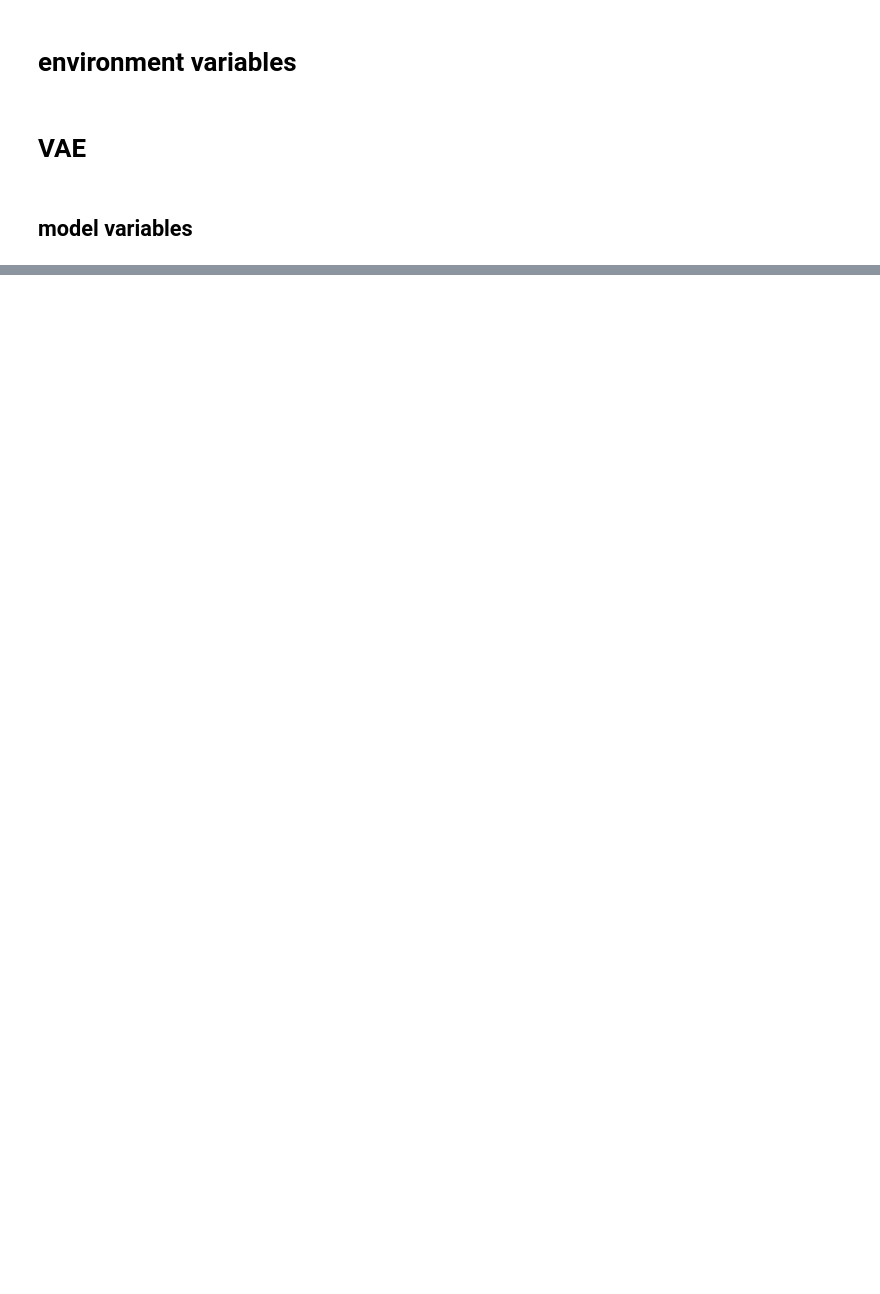
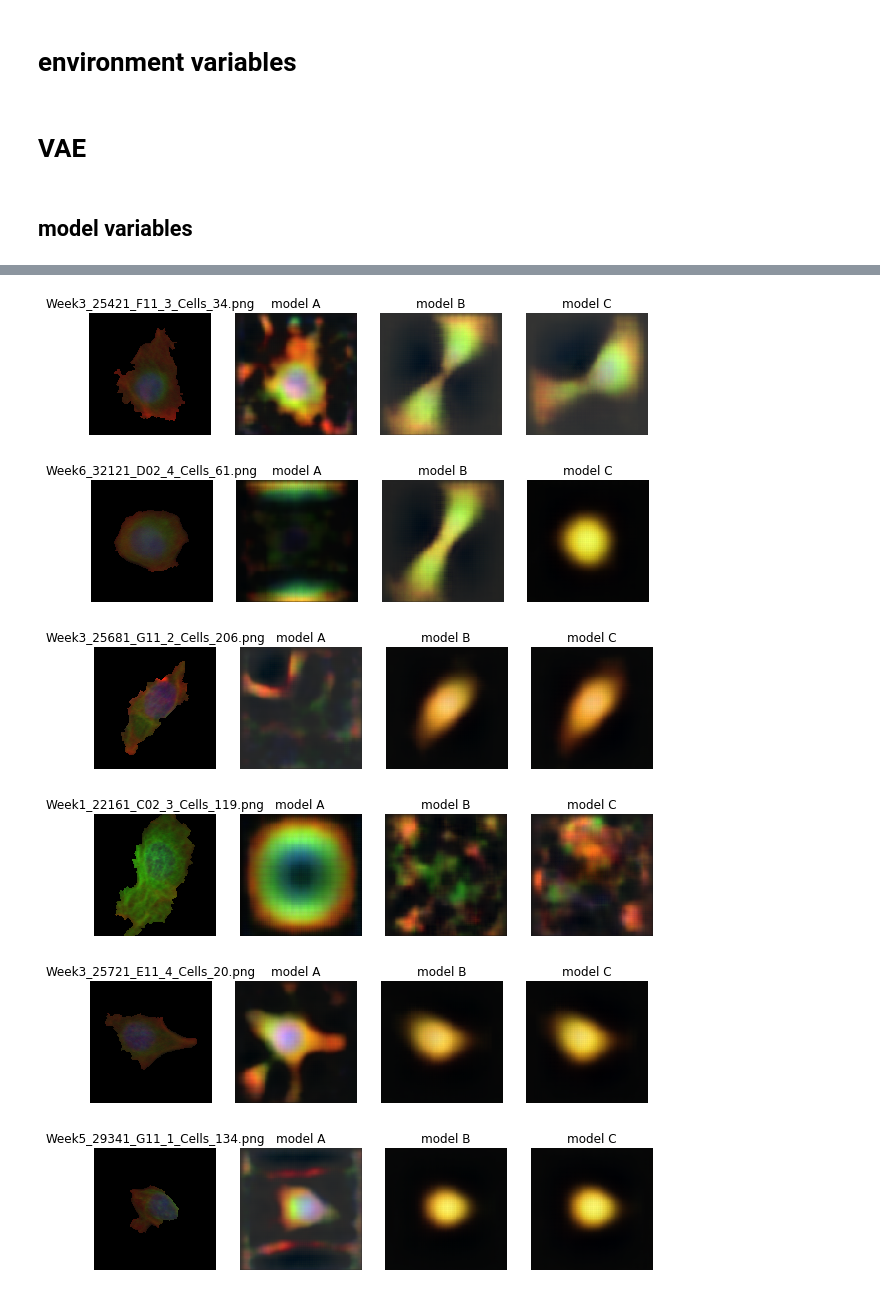
Before and after one commit to jmunozal/tfm-autoencoders, a Jupyter notebook: vae-images/cell_analysis.ipynb, the cells around one changed output, grey strips where cells are left out. Cells and saved outputs as stored; diff of their text form; code cells hidden in the pictures; blank space fills up the shorter version.

```diff
--- a/vae-images/cell_analysis.ipynb
+++ b/vae-images/cell_analysis.ipynb
@@ -13,7 +27,10 @@ from keras.preprocessing.image import ImageDataGenerator, load_img, save_img, im
 # %% [markdown]
 # environment variables
 # %%
-MODEL_FOLDER = os.environ.get('HOME') + '/model3/weights'
+MODEL_FOLDER_A = os.environ.get('HOME') + '/modelA/weights'
+MODEL_FOLDER_B = os.environ.get('HOME') + '/modelB/weights'
+MODEL_FOLDER_C = os.environ.get('HOME') + '/modelC/weights'
+
 FILE_MODEL = 'weights.h5'
 DATA_FOLDER = '/Volumes/My Passport/PFM/output/training_png'
 RUN_FOLDER =  '/Volumes/My Passport/PFM/run/'
@@ -21,6 +38,3 @@ RUN_FOLDER =  '/Volumes/My Passport/PFM/run/'
 # VAE
 # %% [markdown]
 ## model variables
-# %%
-vae = VariationalAutoencoder(image_folder=DATA_FOLDER, run_folder=RUN_FOLDER, train_mode= False, z_dim=200, use_dropout=True, use_batch_norm=True)
-vae.model.load_weights(os.path.join(MODEL_FOLDER, 'weights.h5'))
@@ -51,0 +41,8 @@ outimg.show()
+# %%
+vaeA = VariationalAutoencoder(image_folder=DATA_FOLDER, run_folder=RUN_FOLDER, train_mode= False, z_dim=75, use_dropout=True, use_batch_norm=True)
+vaeB = VariationalAutoencoder(image_folder=DATA_FOLDER, run_folder=RUN_FOLDER, train_mode= False, z_dim=150, use_dropout=True, use_batch_norm=True)
+vaeC = VariationalAutoencoder(image_folder=DATA_FOLDER, run_folder=RUN_FOLDER, train_mode= False, z_dim=300, use_dropout=True, use_batch_norm=True)
+
+vaeA.model.load_weights(os.path.join(MODEL_FOLDER_A, 'weights.h5'))
+vaeB.model.load_weights(os.path.join(MODEL_FOLDER_B, 'weights.h5'))
+vaeC.model.load_weights(os.path.join(MODEL_FOLDER_C, 'weights.h5'))
@@ -51,0 +55,64 @@ outimg.show()
+# %%
+titles = []
+i = []
+z_vectors = []
+result = []
+IMAGES_2_GENERATE = 30
+
+def get_z_value(vae, img):
+    array_img = img_to_array(img)  # keras
+    array_img = np.expand_dims(array_img, axis=0)
+    z_result = vae.encoder.predict(array_img)
+    return z_result
+
+def predictImage(vae, img):
+    z_result = get_z_value(vae, img)
+    z_vectors.append(z_result)
+    reco = vae.decoder.predict(z_result).squeeze()
+    outimg = array_to_img(reco, scale=True)
+    return outimg
+
+images = choose_random_files(DATA_FOLDER, IMAGES_2_GENERATE)
+
+for image in images:
+    image_path = os.sep.join([DATA_FOLDER, image])
+    img = Image.open(image_path)
+    for t in [image, "model A", "model B", "model C"]:
+        titles.append(t)
+    for img in [img, predictImage(vaeA, img), predictImage(vaeB, img), predictImage(vaeC, img)]:
+        i.append(img)
+
+#https://stackoverflow.com/questions/36006136/how-to-display-images-in-a-row-with-ipython-display
+def grid_display(list_of_images, list_of_titles=[], no_of_columns=2, figsize=(10,10)):
+    t = 1
+
+    fig = plt.figure(figsize=figsize)
+    column = 0
+    for i in range(len(list_of_images)):
+        column += 1
+        #  check for end of column and create a new figure
+        if column == no_of_columns+1:
+            fig = plt.figure(figsize=figsize)
+            column = 1
+        fig.add_subplot(1, no_of_columns, column)
+        plt.imshow(list_of_images[i])
+        plt.axis('off')
+        if len(list_of_titles) >= len(list_of_images):
+            plt.title(list_of_titles[i])
+        t += 1
+        if column%4 == 0:
+            plt.savefig('/Users/jmunozal/temp/cells_' + str(t) + '.png')
+
+
+grid_display(i, titles, 4, (10,3))
+
+#vaeA.decoder.summary()
+#vaeB.decoder.summary()
+#vaeC.decoder.summary()
+# %% [output]
+[figure, added]
+[figure, added]
+[figure, added]
+[figure, added]
+[figure, added]
+[figure, added]
```
Also changed, not shown: parts of 11 cells of this notebook, 3 other files.
